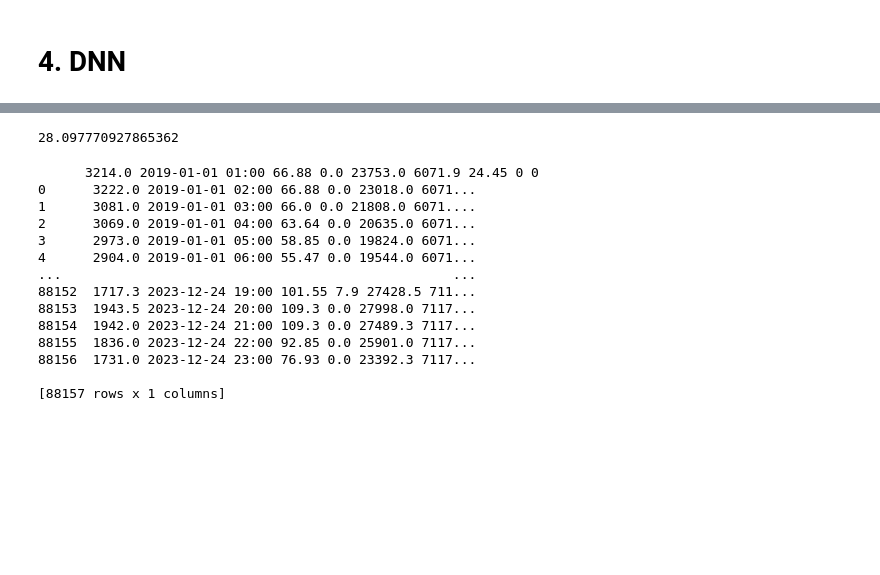
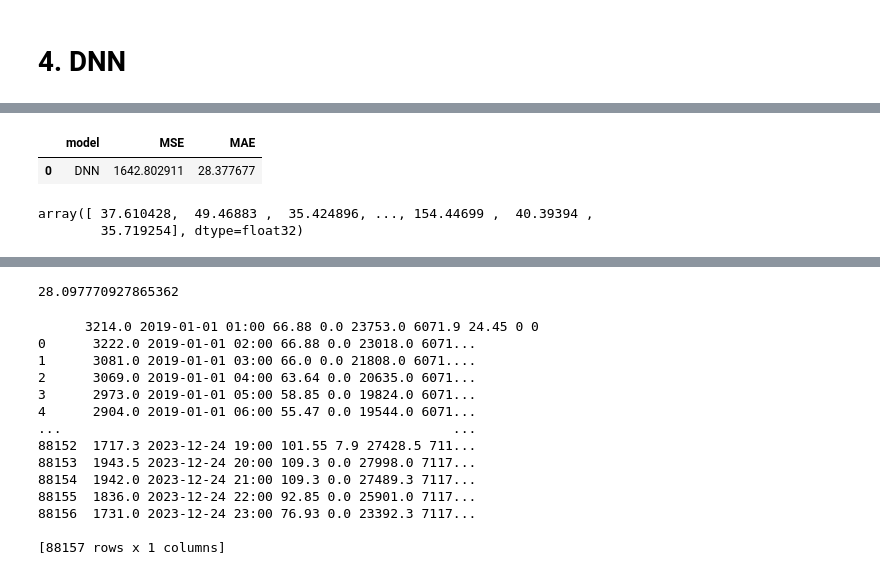
Before and after one commit to adebu/Day-Ahead-Market-Price-Forecast, a Jupyter notebook: price_analysis.ipynb, the cells around one changed output, grey strips where cells are left out. Saved outputs shown, nothing was run; the diff lists cells and outputs as text; code cells hidden in the pictures; blank space fills up the shorter version.

```diff
--- a/price_analysis.ipynb
+++ b/price_analysis.ipynb
@@ -331,3 +444,22 @@ results
+# %%
+# Calculate MSE and MAE
+mse_DNN = mean_squared_error(y_test, y_pred)
+mae_DNN = mean_absolute_error(y_test, y_pred)
+
+# New row to be added
+DNN_results = {'model': 'DNN', 'MSE': mse_DNN, 'MAE': mae_DNN}
+
+# Specify the new row directly
+results = results.append(DNN_results, ignore_index=True)
+results
+# %% [output]
+|  | model | MSE | MAE |
+| 0 | DNN | 1642.802911 | 28.377677 |
+# %%
+y_pred
+# %% [output]
+array([ 37.610428,  49.46883 ,  35.424896, ..., 154.44699 ,  40.39394 ,
+        35.719254], dtype=float32)
 # %%
 import numpy as np
 from sklearn.model_selection import GridSearchCV, train_test_split
```
Also changed, not shown: parts of 15 cells of this notebook, 5 other files.
